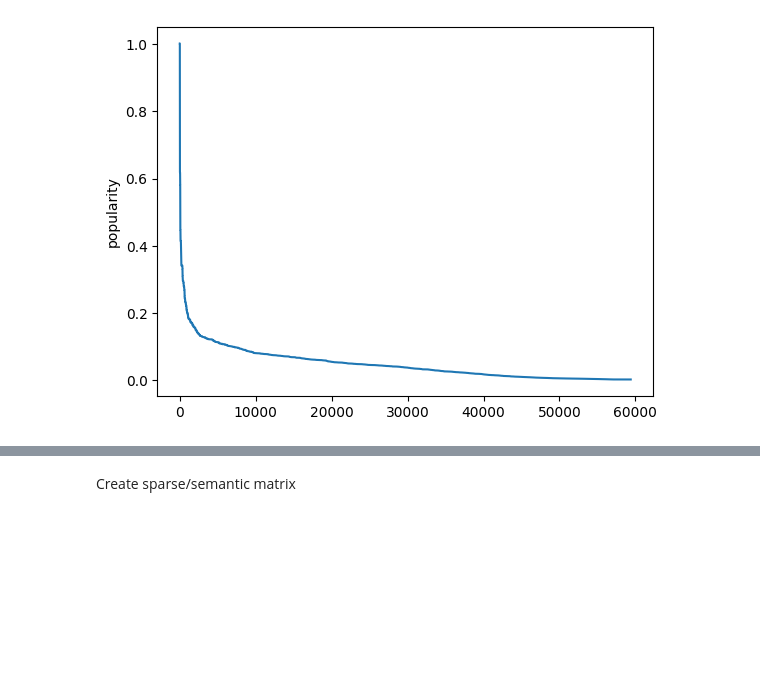
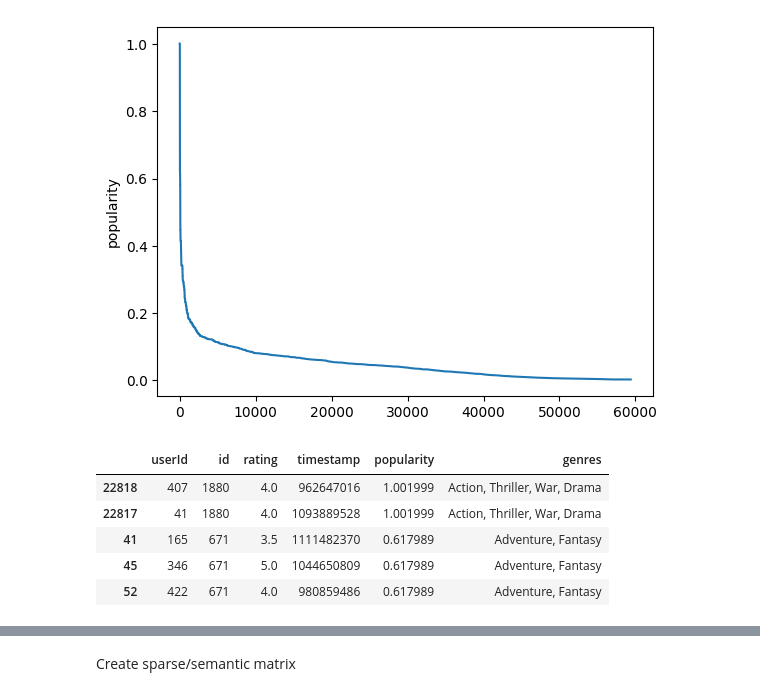
Before and after one commit to Ramie0802/Content_popularity_prediction, a Jupyter notebook: notebook/data_processing.ipynb, the cells around one changed output, grey strips where cells are left out. Saved outputs shown, nothing was run; the diff lists cells and outputs as text; code cells hidden in the pictures; blank space fills up the shorter version.

```diff
--- a/notebook/data_processing.ipynb
+++ b/notebook/data_processing.ipynb
@@ -37,5 +37,14 @@ sns.lineplot(x=range_i, y=dataset_sorted["popularity"])
 plt.show()
 # %% [output]
 [figure]
+# %%
+dataset_sorted.head(5)
+# %% [output]
+|  | userId | id | rating | timestamp | popularity | genres |
+| 22818 | 407 | 1880 | 4.0 | 962647016 | 1.001999 | Action, Thriller, War, Drama |
+| 22817 | 41 | 1880 | 4.0 | 1093889528 | 1.001999 | Action, Thriller, War, Drama |
+| 41 | 165 | 671 | 3.5 | 1111482370 | 0.617989 | Adventure, Fantasy |
+| 45 | 346 | 671 | 5.0 | 1044650809 | 0.617989 | Adventure, Fantasy |
+| 52 | 422 | 671 | 4.0 | 980859486 | 0.617989 | Adventure, Fantasy |
 # %%
 # count by movie id
```
Also changed, not shown: parts of 15 cells of this notebook, 4 other files.
